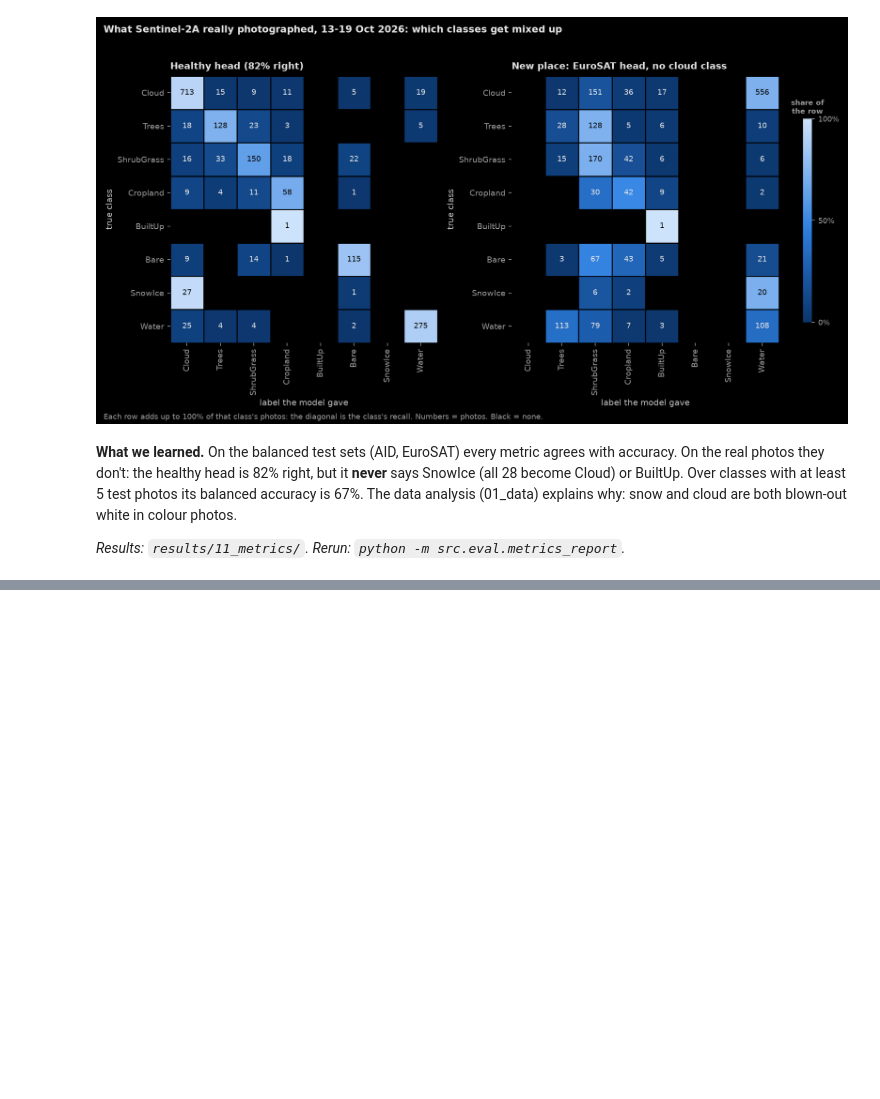
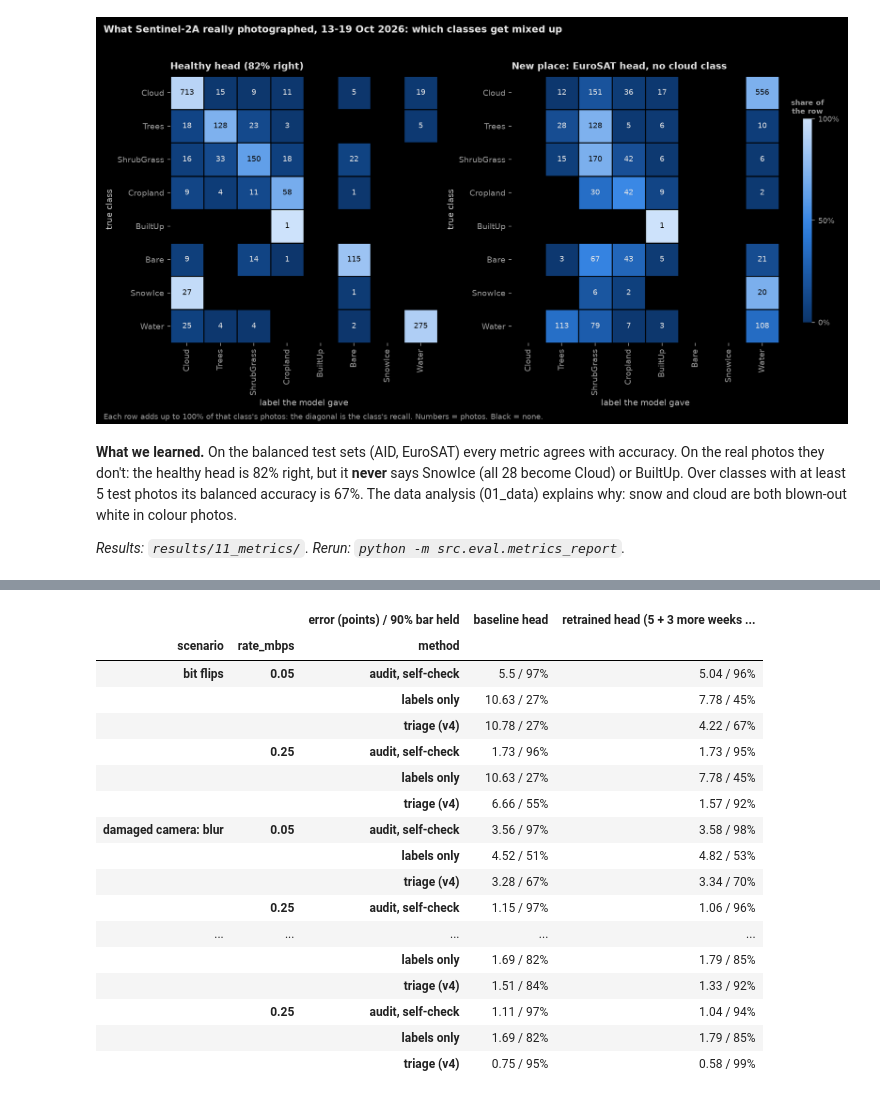
Before and after one commit to devxsubh/orbit-agent, a Jupyter notebook: notebooks/02_experiments.ipynb, the cells around one changed output, grey strips where cells are left out. Saved outputs shown, nothing was run; the diff lists cells and outputs as text; code cells hidden in the pictures; blank space fills up the shorter version.

```diff
--- a/notebooks/02_experiments.ipynb
+++ b/notebooks/02_experiments.ipynb
@@ -483,0 +525,25 @@ BuiltUp. Over classes with at least 5 test photos its balanced accuracy is 67%.
+# %%
+audit12 = pd.read_csv(find("retrain_audit_*.csv")[-1])
+keep = audit12[audit12.method.isin(["labels only", "triage (v4)", "audit, self-check"]) & audit12.rate_mbps.isin([0.05, 0.25])]
+cell = keep.groupby(["scenario", "rate_mbps", "method", "head"]).agg(error=("rmse_pts", "mean"), held=("holds_scaled+1", "mean"))
+cell = cell["error"].round(2).astype(str) + " / " + (100 * cell["held"]).round().astype(int).astype(str) + "%"
+cell.unstack("head").rename_axis(columns="error (points) / 90% bar held")
+# %% [output]
+|  |  | error (points) / 90% bar held | baseline head | retrained head (5 + 3 more weeks ... |
+| scenario | rate_mbps | method |  |  |
+| bit flips | 0.05 | audit, self-check | 5.5 / 97% | 5.04 / 96% |
+|  |  | labels only | 10.63 / 27% | 7.78 / 45% |
+|  |  | triage (v4) | 10.78 / 27% | 4.22 / 67% |
+|  | 0.25 | audit, self-check | 1.73 / 96% | 1.73 / 95% |
+|  |  | labels only | 10.63 / 27% | 7.78 / 45% |
+|  |  | triage (v4) | 6.66 / 55% | 1.57 / 92% |
+| damaged camera: blur | 0.05 | audit, self-check | 3.56 / 97% | 3.58 / 98% |
+|  |  | labels only | 4.52 / 51% | 4.82 / 53% |
+|  |  | triage (v4) | 3.28 / 67% | 3.34 / 70% |
+|  | 0.25 | audit, self-check | 1.15 / 97% | 1.06 / 96% |
+| ... | ... | ... | ... | ... |
+|  |  | labels only | 1.69 / 82% | 1.79 / 85% |
+|  |  | triage (v4) | 1.51 / 84% | 1.33 / 92% |
+|  | 0.25 | audit, self-check | 1.11 / 97% | 1.04 / 94% |
+|  |  | labels only | 1.69 / 82% | 1.79 / 85% |
+|  |  | triage (v4) | 0.75 / 95% | 0.58 / 99% |
```
Also changed, not shown: parts of 6 cells of this notebook, 14 other files.
